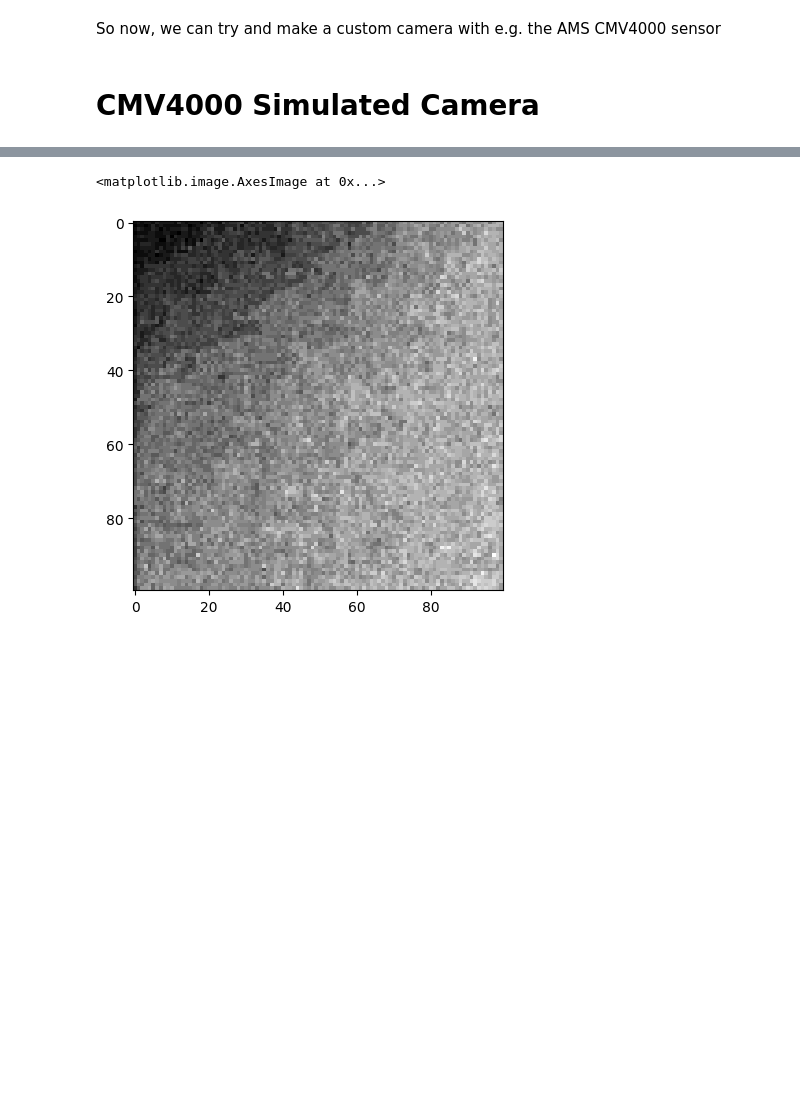
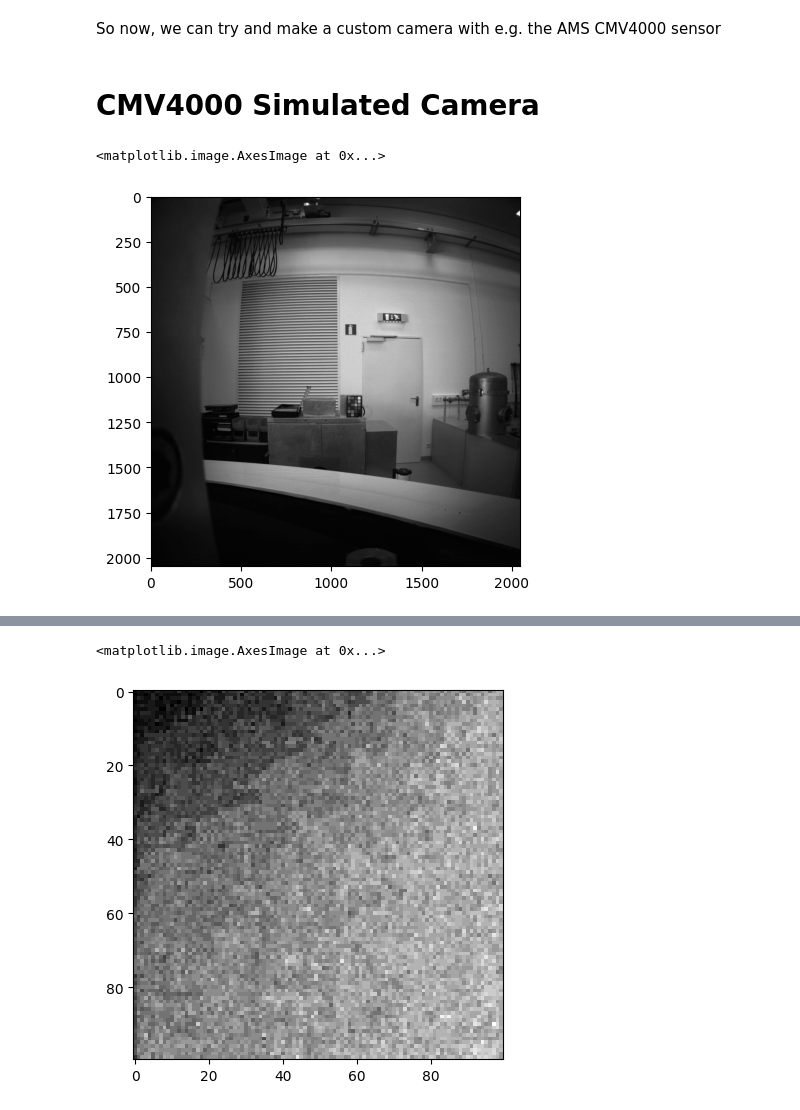
Before and after one commit to pbecerrav/cam_sim, a Jupyter notebook: cam_sim.ipynb, the cells around one changed output, grey strips where cells are left out. Cells and saved outputs as stored; diff of their text form; code cells hidden in the pictures; blank space fills up the shorter version.

```diff
--- a/cam_sim.ipynb
+++ b/cam_sim.ipynb
@@ -435,7 +446,7 @@ bit_depth = 8
 width = 2048
 height = 2048
 temperature = 25
-exposure = 100000  # in ns (I think this is wrong. It is actually in microseconds)
+exposure = 50000  # in ns (I think this is wrong. It is actually in microseconds)
 K = 0.024
 blackoffset = 16315 # This is the blacklevel, which for the CMV4000 can be on the order of 16000
 dark_signal_0 = 548.7
@@ -445,35 +456,38 @@ u_esat = 13937
 # Define QE array
 # Can be the one defined above for an RGGB Bayer pattern, or the one here for a monochrome (with a 50.2% QE at 535 nm, typical of a CMV4000)
 
 # Create QE instance with the original gen_qe method
 qe_instance = Qe(width=width, height=height)
 
 # Manually set the desired QE value at 535 nm
 center_wavelength = 535  # in nm
 center_index = np.argmin(np.abs(qe_instance.w - center_wavelength))
 qe_instance.qe[:, :, center_index] = 0.502 # desired QE value at 535 nm
 
 
 # Create Camera instance with user-provided parameters
 cmv4000_camera = Camera(
     f_number=f_number,
     pixel_area=pixel_area,
     bit_depth=bit_depth,
     width=width,
     height=height,
     temperature=temperature,
     qe=qe_instance,
     exposure=exposure,
     K=K,
     blackoffset=blackoffset,
     u_esat=u_esat
 )
 
 # Now you can use the custom_camera instance to generate images
-# For example, assuming you have a radiance array
-radiance = factor * spectrum  # Replace with your radiance array
+
+radiance = factor * spectrum  # Radiance array
 simulated_image = cmv4000_camera.grab(radiance)
 plt.imshow(simulated_image, cmap = "gray")
+# %% [output]
+<matplotlib.image.AxesImage at 0x...>
+[figure, added]
 # %%
 np.mean(simulated_image), np.max(simulated_image), np.min(simulated_image)
 # %% [output]
```
Also changed, not shown: parts of 7 cells of this notebook.
